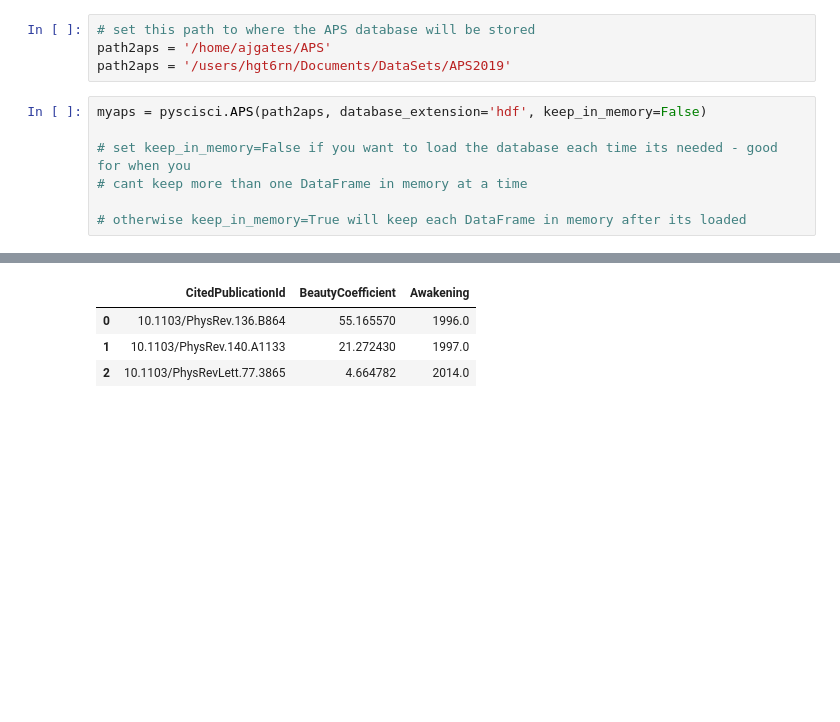
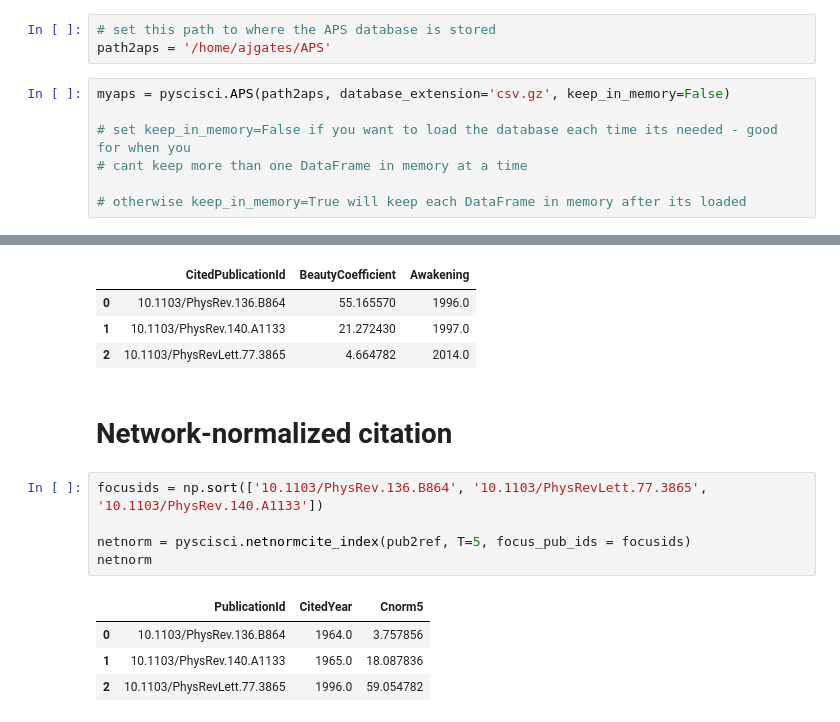
Before and after one commit to SciSciCollective/pyscisci, a Jupyter notebook: examples/Method_Examples/Example Publication Citations.ipynb, the cells around one changed output, grey strips where cells are left out. Saved outputs shown, nothing was run; the diff lists cells and outputs as text; blank space fills up the shorter version.

Commit message:
restore network normalized citation
~ add net norm example
~ restore the method

```diff
--- a/examples/Method_Examples/Example Publication Citations.ipynb
+++ b/examples/Method_Examples/Example Publication Citations.ipynb
@@ -16,11 +16,10 @@ except:
 
 %matplotlib inline
 # %%
-# set this path to where the APS database will be stored
+# set this path to where the APS database is stored
 path2aps = '/home/ajgates/APS'
-path2aps = '/users/hgt6rn/Documents/DataSets/APS2019'
 # %%
-myaps = pyscisci.APS(path2aps, database_extension='hdf', keep_in_memory=False)
+myaps = pyscisci.APS(path2aps, database_extension='csv.gz', keep_in_memory=False)
 
 # set keep_in_memory=False if you want to load the database each time its needed - good for when you
 # cant keep more than one DataFrame in memory at a time
@@ -154,3 +153,15 @@ beauty
 | 0 | 10.1103/PhysRev.136.B864 | 55.165570 | 1996.0 |
 | 1 | 10.1103/PhysRev.140.A1133 | 21.272430 | 1997.0 |
 | 2 | 10.1103/PhysRevLett.77.3865 | 4.664782 | 2014.0 |
+# %% [markdown]
+# Network-normalized citation
+# %%
+focusids = np.sort(['10.1103/PhysRev.136.B864', '10.1103/PhysRevLett.77.3865', '10.1103/PhysRev.140.A1133'])
+
+netnorm = pyscisci.netnormcite_index(pub2ref, T=5, focus_pub_ids = focusids)
+netnorm
+# %% [output]
+|  | PublicationId | CitedYear | Cnorm5 |
+| 0 | 10.1103/PhysRev.136.B864 | 1964.0 | 3.757856 |
+| 1 | 10.1103/PhysRev.140.A1133 | 1965.0 | 18.087836 |
+| 2 | 10.1103/PhysRevLett.77.3865 | 1996.0 | 59.054782 |
```
Also changed, not shown: parts of 4 cells of this notebook, 6 other files.
